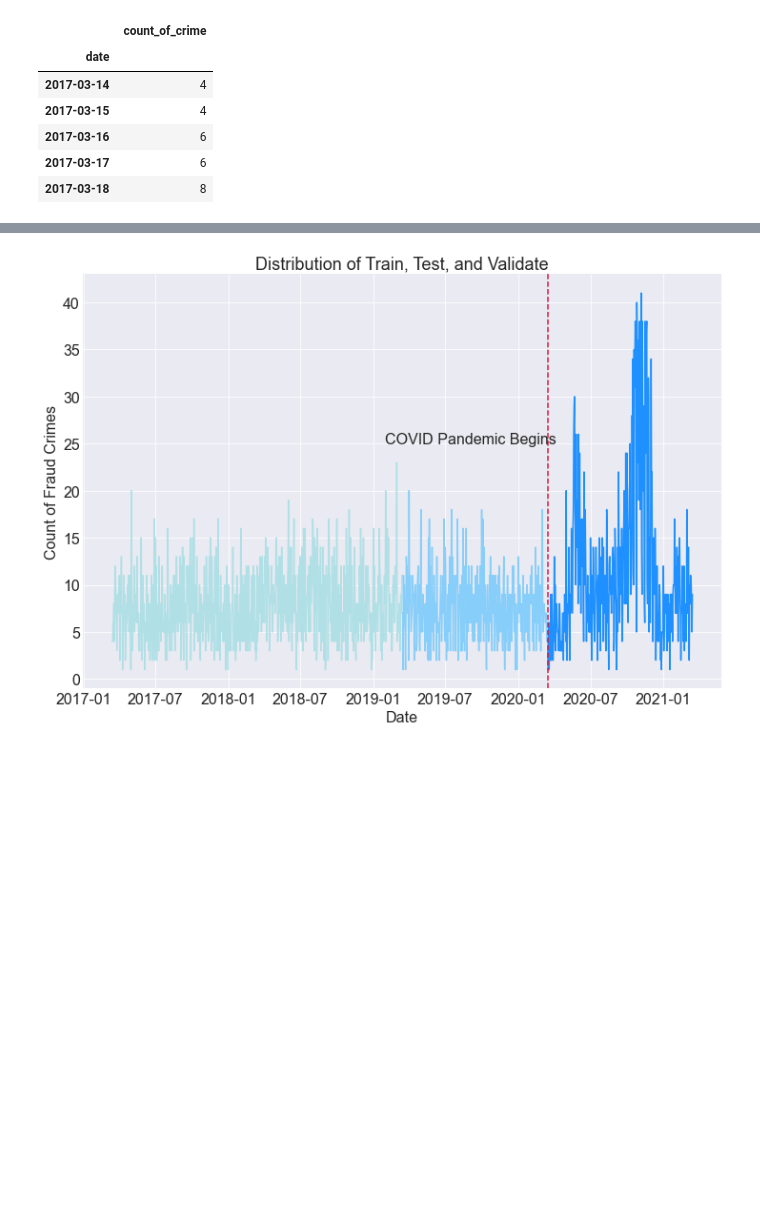
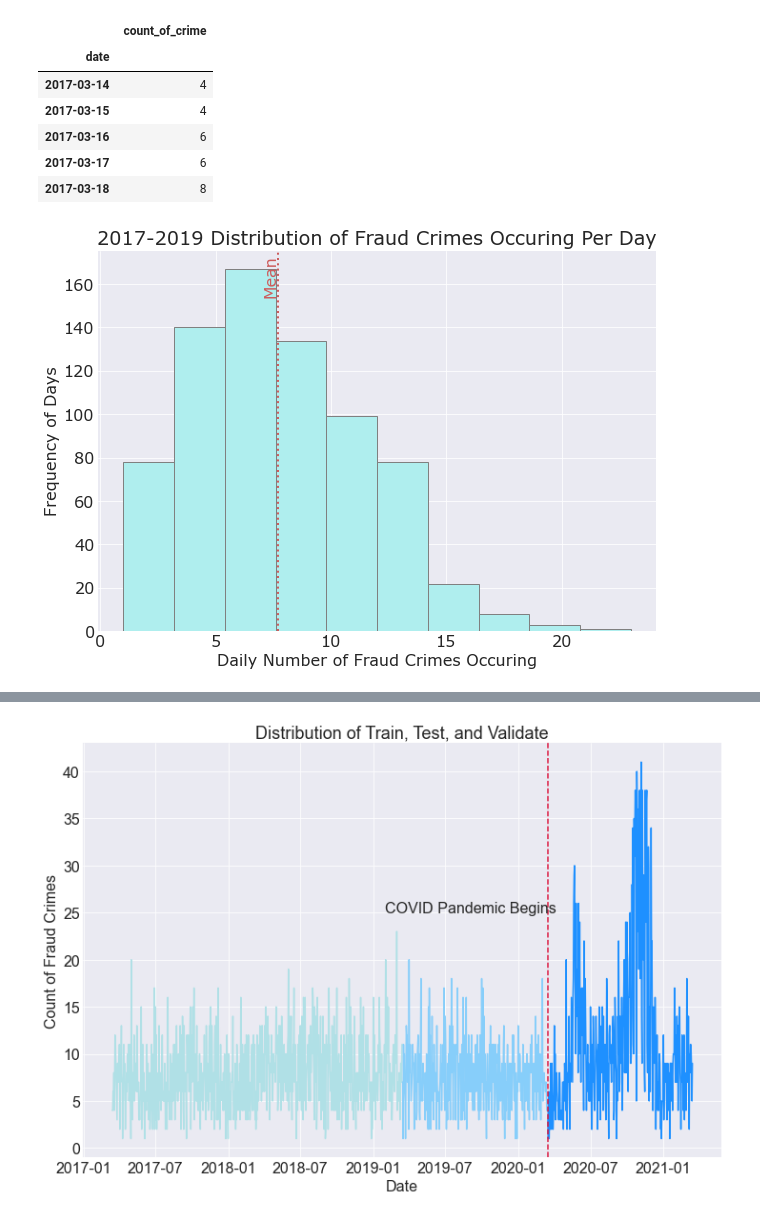
Before and after one commit to cristinalucin/boston-crime-data-project, a Jupyter notebook: Final Project Notebook.ipynb, the cells around one changed output, grey strips where cells are left out. Cells and saved outputs as stored; diff of their text form; code cells hidden in the pictures; blank space fills up the shorter version.

```diff
--- a/Final Project Notebook.ipynb
+++ b/Final Project Notebook.ipynb
@@ -180,3 +175,8 @@ train.head()
 | 2017-03-16 | 6 |
 | 2017-03-17 | 6 |
 | 2017-03-18 | 8 |
+# %%
+#Visualize distribution of target variable
+e.target_dist_viz(train)
+# %% [output]
+[figure, added]
```
Also changed, not shown: parts of 3 cells of this notebook, 2 other files.
